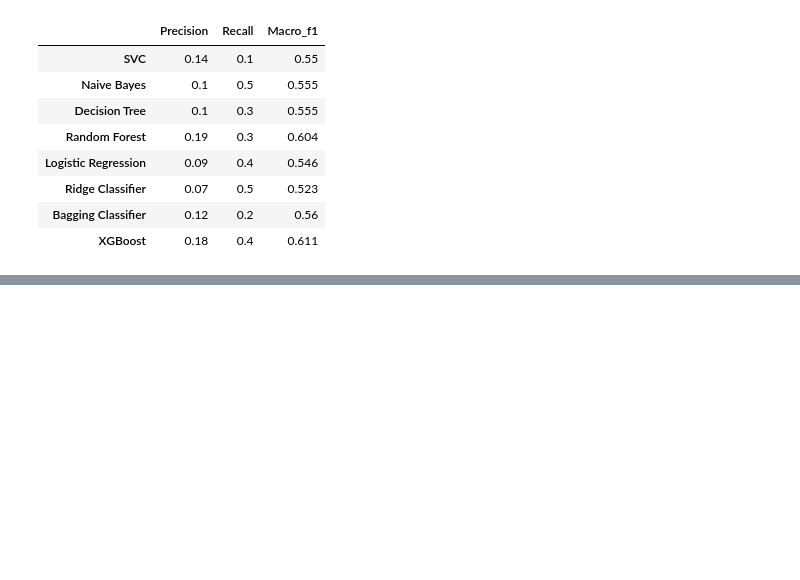
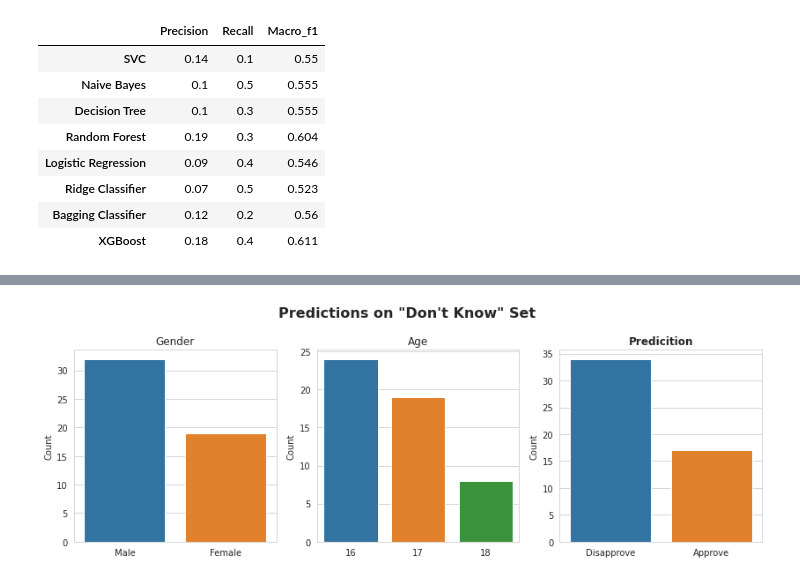
Before and after one commit to dan-grant-hunter/London_Free_Transport, a Jupyter notebook: london_free_transport.ipynb, the cells around one changed output, grey strips where cells are left out. Saved outputs shown, nothing was run; the diff lists cells and outputs as text; code cells hidden in the pictures; blank space fills up the shorter version.

```diff
--- a/london_free_transport.ipynb
+++ b/london_free_transport.ipynb
@@ -564,7 +687,7 @@ from imblearn.under_sampling import RandomUnderSampler
 # %%
-# Remove all rows that chose don't know
+# Remove all instances where the answer was 'Don't Know' for the target variable
 df_pre = df[df.iloc[:, 7] != "Don't know"]
 
-# Save copy for testing once model has been built
-df_dont_know = df[df.iloc[:, 7] == "Don't know"]
+# Save copy for testing once we have selected the best model
+df_dk = df[df.iloc[:, 7] == "Don't know"]
 # %%
@@ -663,3 +814,6 @@ def evaluate_model(name, model, params):
+# %%
+# Set plot style
+sns.set_style("white")
 # %%
 # SVC model
 svc = SVC(random_state=42)
@@ -931,16 +1092,13 @@ import pickle
 with open(f'saved_models/london_free_transport_classifier.pkl', 'wb') as f:
     pickle.dump(xgb_best, f)
 # %%
-# Use the don't know set to test out the model
+# Use the 'don't know' set to test out the model
 
 # Separate target variable
-X_unknown = df_dont_know.drop(df_dont_know.columns[7], axis=1)
+X_dk = df_dk.drop(df_dk.columns[7], axis=1)
 
 # Perform One Hot Encoding
-X_unknown = enc.transform(X_unknown)
+X_dk = enc.transform(X_dk)
 
 # Make predictions
-preds_unknown = xgb_best.predict(X_unknown)
-
-# View predictions
-preds_unknown
+preds_dk = xgb_best.predict(X_dk)
@@ -951,7 +1105,8 @@ array([0, 0, 0, 1, 0, 1, 0, 0, 1, 0, 1, 0, 1, 1, 1, 1, 1, 1, 1, 1, 1, 1,
 # %%
 # Add predictions to dataframe
-df_unknown = df_dont_know.copy()
-df_unknown.insert(8, 'Prediction', pd.Series(preds_unknown, index=df_unknown.index))
-df_unknown['Prediction'] = df_unknown['Prediction'].apply(lambda x : 'Disapprove' if x == 1 else 'Approve')
-df_unknown
+df_dk = df_dk.copy()
+df_dk.insert(8, 'Prediction', pd.Series(preds_dk, index=df_dk.index))
+decision = {0 : 'Approve', 1 : 'Disapprove'}
+df_dk['Prediction'] = df_dk['Prediction'].map(decision)
+df_dk.head(15)
 # %% [output]
@@ -1201,0 +1114,18 @@ XGBClassifier(base_score=0.5, booster='gbtree', colsample_bylevel=1,
+# %%
+# Set up figure
+fig, ax = plt.subplots(1, 3, figsize=(14,4))
+fig.suptitle("Predictions on \"Don't Know\" Set", weight='bold', fontsize=16, y=1.05)
+
+# Plots
+sns.barplot(x=df_dk.iloc[:, 0].value_counts().index, y=df_dk.iloc[:, 0].value_counts(), ax=ax[0])
+sns.barplot(x=df_dk.iloc[:, 1].value_counts().index, y=df_dk.iloc[:, 1].value_counts(), ax=ax[1])
+sns.barplot(x=df_dk['Prediction'].value_counts().index, y=df_dk['Prediction'].value_counts(), ax=ax[2])
+
+ax[0].set_title('Gender')
+ax[1].set_title('Age')
+ax[2].set_title('Predicition', weight='bold')
+
+for x in range(3):
+    ax[x].set_ylabel('Count');
+# %% [output]
+[figure, added]
```
Also changed, not shown: parts of 157 cells of this notebook.
